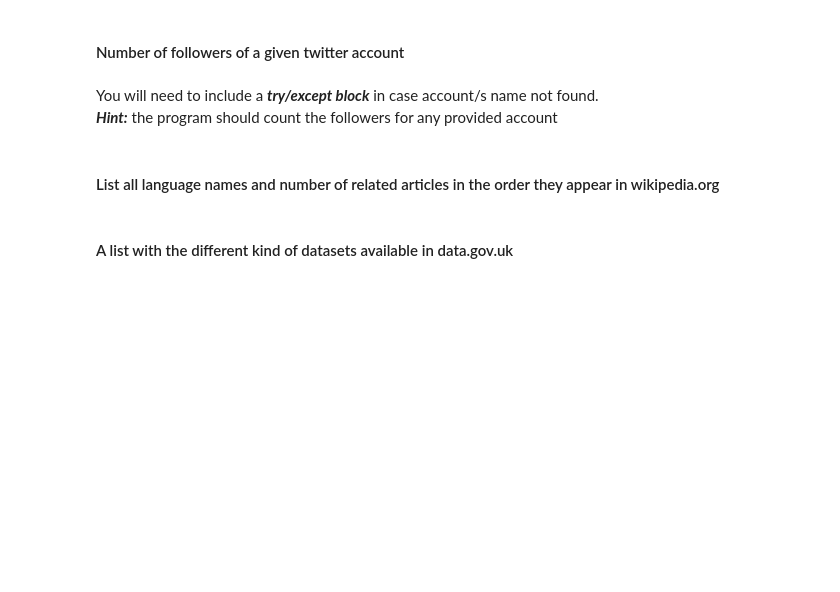
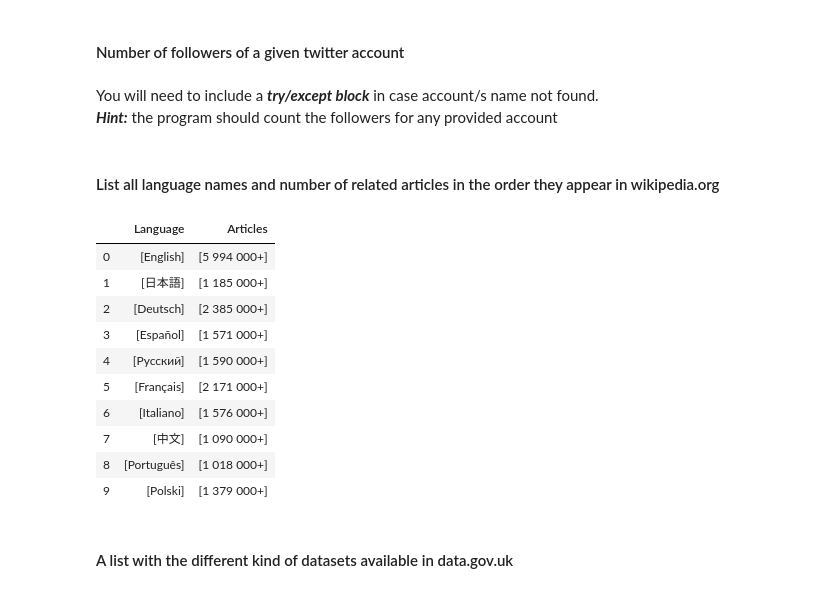
Before and after one commit to ta-datapt-bcn/lab-web-scraping, a Jupyter notebook: your-code/main.ipynb, the cells around one changed output. Cells and saved outputs as stored; diff of their text form; code cells hidden in the pictures; blank space fills up the shorter version.

```diff
--- a/your-code/main.ipynb
+++ b/your-code/main.ipynb
@@ -242,8 +312,30 @@ url = 'https://www.wikipedia.org/'
 # %%
 #your code
 web_content_list_all_languages = requests.get(url).content
-web_soup = BeautifulSoup(web_content_list_all_languages, "lxml")
-web_soup
+web_soup_list_all_languages = BeautifulSoup(web_content_list_all_languages, "lxml")
+# %%
+table = web_soup_list_all_languages.find_all("div", {"class": "central-featured"})[0]
+table
+languages = table.find_all("strong")
+numbers = table.find_all("bdi", {"dir": "ltr"})
+
+final_language = [language.text.strip().split("\n") for language in languages]
+final_number = [number.text.strip().split("\n") for number in numbers]
+
+df = pd.DataFrame({"Language": final_language, "Articles": final_number})
+df
+# %% [output]
+|  | Language | Articles |
+| 0 | [English] | [5 994 000+] |
+| 1 | [日本語] | [1 185 000+] |
+| 2 | [Deutsch] | [2 385 000+] |
+| 3 | [Español] | [1 571 000+] |
+| 4 | [Русский] | [1 590 000+] |
+| 5 | [Français] | [2 171 000+] |
+| 6 | [Italiano] | [1 576 000+] |
+| 7 | [中文] | [1 090 000+] |
+| 8 | [Português] | [1 018 000+] |
+| 9 | [Polski] | [1 379 000+] |
 # %% [markdown]
 #### A list with the different kind of datasets available in data.gov.uk
 # %%
```
Also changed, not shown: parts of 8 cells of this notebook.
